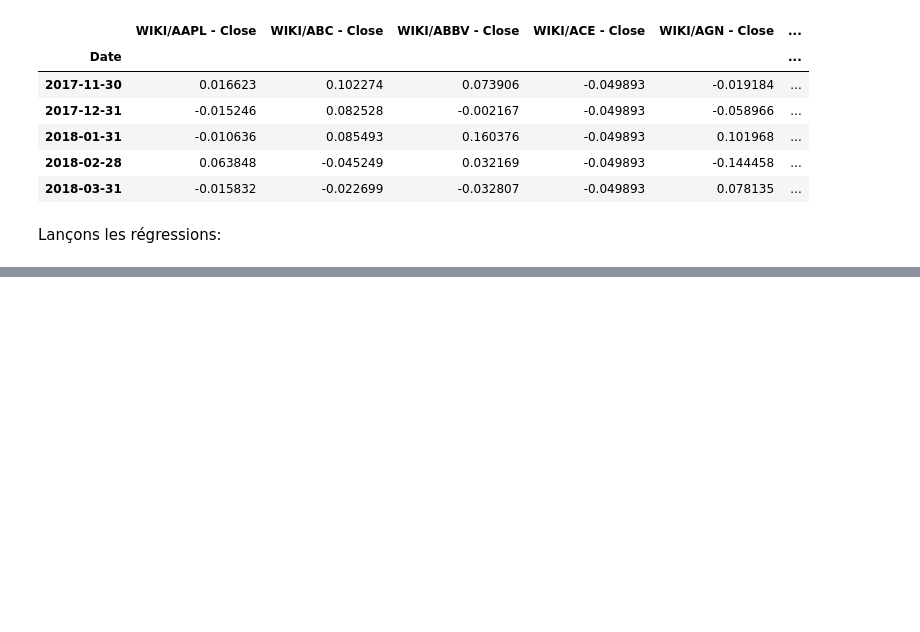
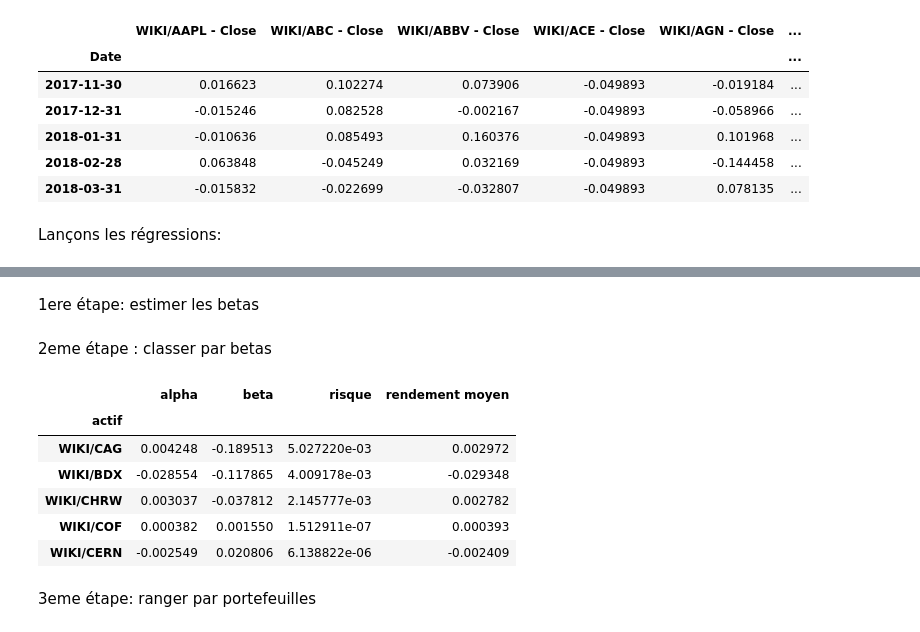
Before and after one commit to nicolasmauhe/theorie_financiere, a Jupyter notebook: Partie_2.ipynb, the cells around one changed output, grey strips where cells are left out. Saved outputs shown, nothing was run; the diff lists cells and outputs as text; code cells hidden in the pictures; blank space fills up the shorter version.

```diff
--- a/Partie_2.ipynb
+++ b/Partie_2.ipynb
@@ -673,0 +793,56 @@ Exercice : Compléter le tableau de résultats avec les écart-types.
+# %%
+nb_actifs = 100
+liste_actions = liste_actions[:nb_actifs]
+# %%
+debut = '2015-01-01'
+frequence = 'monthly'
+
+index = quandl.get('NASDAQOMX/NQGI', start_date = debut, column_index = 1, collapse=frequence)
+index.columns = ['Index']
+
+actions = quandl.get(liste_actions, start_date = debut, column_index = 4, collapse=frequence)
+
+actif_sans_risque = quandl.get('USTREASURY/BILLRATES', start_date = debut, column_index = 2, collapse=frequence)
+actif_sans_risque.columns = ['Actif sans risque']
+actif_sans_risque = (1 + actif_sans_risque/100) ** (1/12) - 1
+
+donnees = pd.concat([actions.pct_change(), index.pct_change(), actif_sans_risque], axis=1)
+donnees.drop(donnees.head(1).index, inplace=True)
+donnees_propres = donnees.interpolate()
+donnees_propres.dropna(axis=1, how='any', inplace=True)
+# %% [markdown]
+1ere étape: estimer les betas
+# %%
+resultats = pd.DataFrame(columns=['actif', 'alpha', 'beta', 'risque', 'rendement moyen'])
+
+X = donnees_propres['Index']
+X = sm.add_constant(X)
+
+for i in range(len(liste_actions)):
+    y = donnees_propres.iloc[:,i]
+    model = sm.OLS(y, X).fit()
+    resultats = resultats.append({'actif': liste_actions[i],
+                                  'alpha': model.params['const'],
+                                  'beta': model.params['Index'],
+                                  'risque': np.var(model.resid),
+                                  'rendement moyen' : np.mean(y)},
+                                 ignore_index=True)
+
+prime_marche = np.mean(donnees_propres['Index'])
+resultats = resultats.set_index('actif')
+print(resultats)
+# %% [markdown]
+2eme étape : classer par betas
+# %%
+resultats.sort_values('beta', inplace=True)
+resultats.head()
+# %% [output]
+|  | alpha | beta | risque | rendement moyen |
+| actif |  |  |  |  |
+| WIKI/CAG | 0.004248 | -0.189513 | 5.027220e-03 | 0.002972 |
+| WIKI/BDX | -0.028554 | -0.117865 | 4.009178e-03 | -0.029348 |
+| WIKI/CHRW | 0.003037 | -0.037812 | 2.145777e-03 | 0.002782 |
+| WIKI/COF | 0.000382 | 0.001550 | 1.512911e-07 | 0.000393 |
+| WIKI/CERN | -0.002549 | 0.020806 | 6.138822e-06 | -0.002409 |
+# %% [markdown]
+3eme étape: ranger par portefeuilles
```
Also changed, not shown: parts of 47 cells of this notebook, 1 other file.
